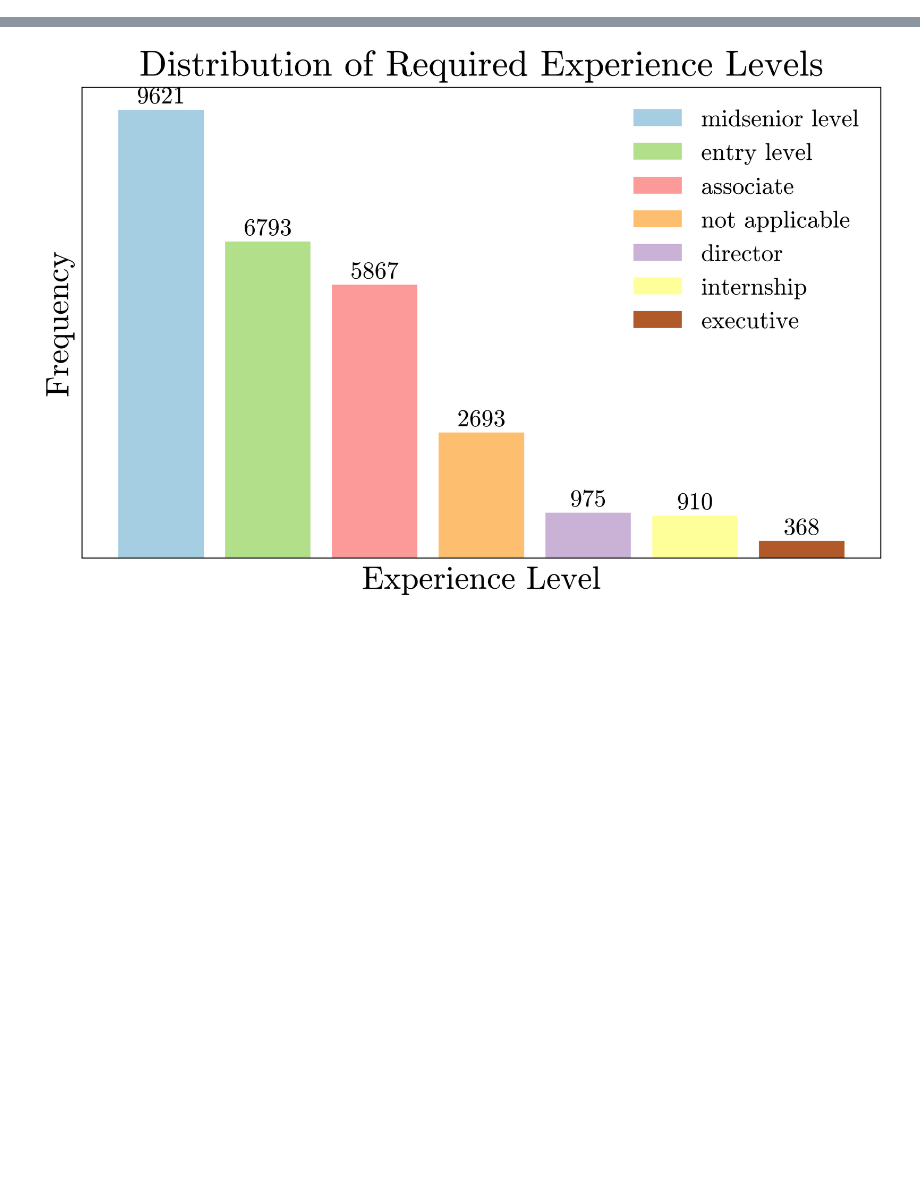
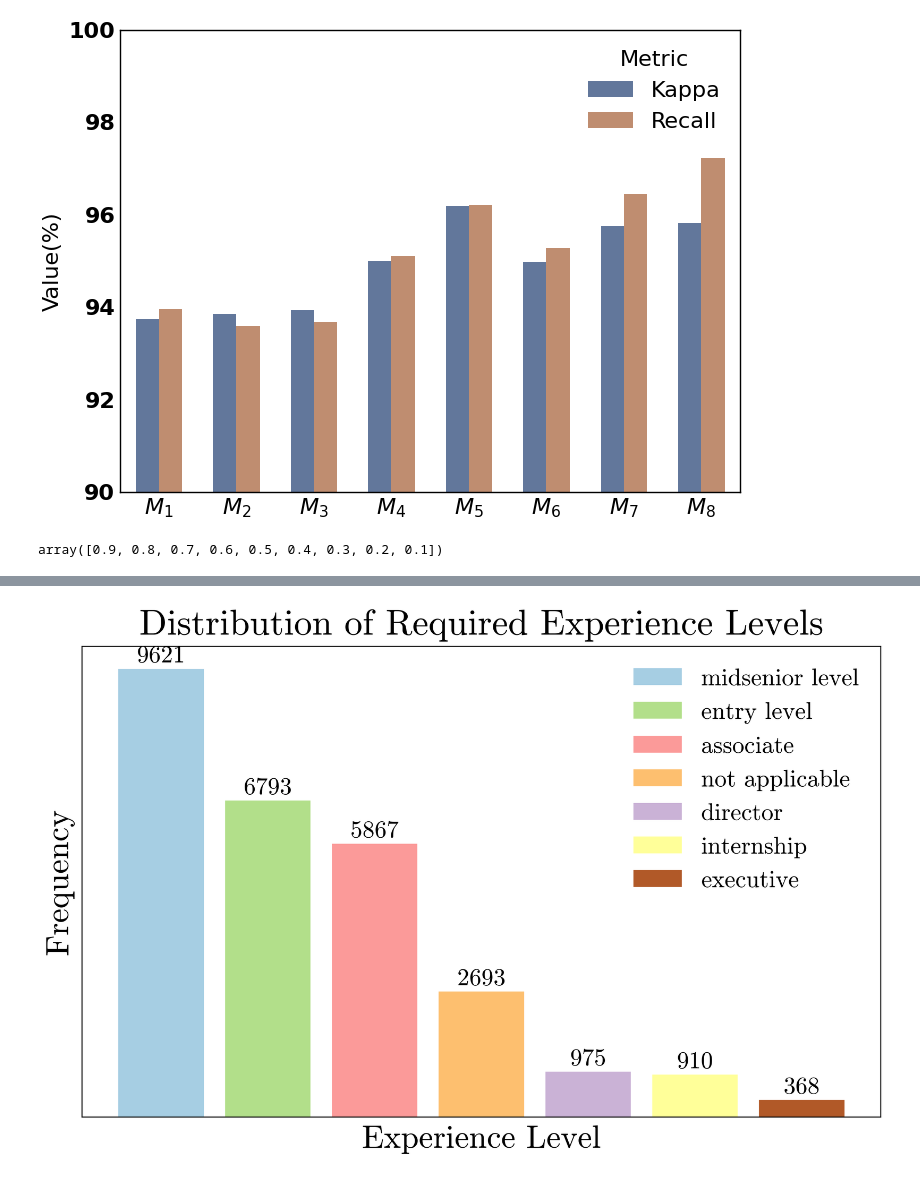
Before and after one commit to ZenCoder-art/ofd, a Jupyter notebook: backend/notebooks/data_analysis.ipynb, the cells around one changed output, grey strips where cells are left out. Saved outputs shown, nothing was run; the diff lists cells and outputs as text; code cells hidden in the pictures; blank space fills up the shorter version.

```diff
--- a/backend/notebooks/data_analysis.ipynb
+++ b/backend/notebooks/data_analysis.ipynb
@@ -1,5 +3,24 @@
 # %%
+# 导入一些必须的第三方库
 import pandas as pd
 import numpy as np
+import seaborn as sns
 import matplotlib.pyplot as plt
 import scienceplots
+import joblib
+from pathlib import Path
+
+plt.style.use(["science", "notebook"])
+
+PROCESSED_DATA_DIR = Path("../dataset/processed")
+# %%
+data = {
+    'Model': [r'$M_1$', r'$M_2$', r'$M_3$', r'$M_4$', r'$M_5$', r'$M_6$', r'$M_7$', r'$M_8$'],
+    'Kappa': [0.9373, 0.9384, 0.9393, 0.9499, 0.9619, 0.9496, 0.9575, 0.9582],
+    'Recall': [0.9396, 0.9358, 0.9368, 0.9510, 0.9620, 0.9528, 0.9645, 0.9723],
+    'Runtime_s': [20.4178, 18.0452, 17.5207, 17.0690, 0.0125, 88.8562, 89.2888, 178.1434]
+}
+df = pd.DataFrame(data)
+df['Kappa'] = df['Kappa'] * 100
+df['Recall'] = df['Recall'] * 100
+df
@@ -5,0 +37,27 @@ import scienceplots
+# %%
+df_long = pd.melt(
+    df,
+    id_vars=["Model"],
+    value_vars=["Kappa", "Recall"],
+    var_name="Metric",
+    value_name="Value",
+)
+# %%
+fig, ax = plt.subplots(figsize=(8, 6))
+sns.barplot(
+    data=df_long, x="Model", y="Value", hue="Metric", palette=["#5975A4", "#CC8963"], ax=ax, width=0.6
+)
+ax.set_ylim(90, 100)
+ax.set_xlabel("")
+ax.tick_params(axis='both', labelsize=16)
+
+for label in ax.get_xticklabels():
+    label.set_fontweight('bold')
+
+for label in ax.get_yticklabels():
+    label.set_fontweight('bold')
+ax.set_ylabel("Value(%)", fontsize=16)
+plt.tick_params(axis='both', which='both', bottom=False, top=False, left=False, right=False, labelbottom=True, labelleft=True)
+plt.show()
+# %% [output]
+[figure, added]
@@ -5,0 +68,5 @@ import scienceplots
+# %%
+test_sizes = np.linspace(0.1, 0.9, 9)
+test_sizes
+# %% [output]
+array([0.9, 0.8, 0.7, 0.6, 0.5, 0.4, 0.3, 0.2, 0.1])
```
Also changed, not shown: parts of 25 cells of this notebook, 4 other files.
